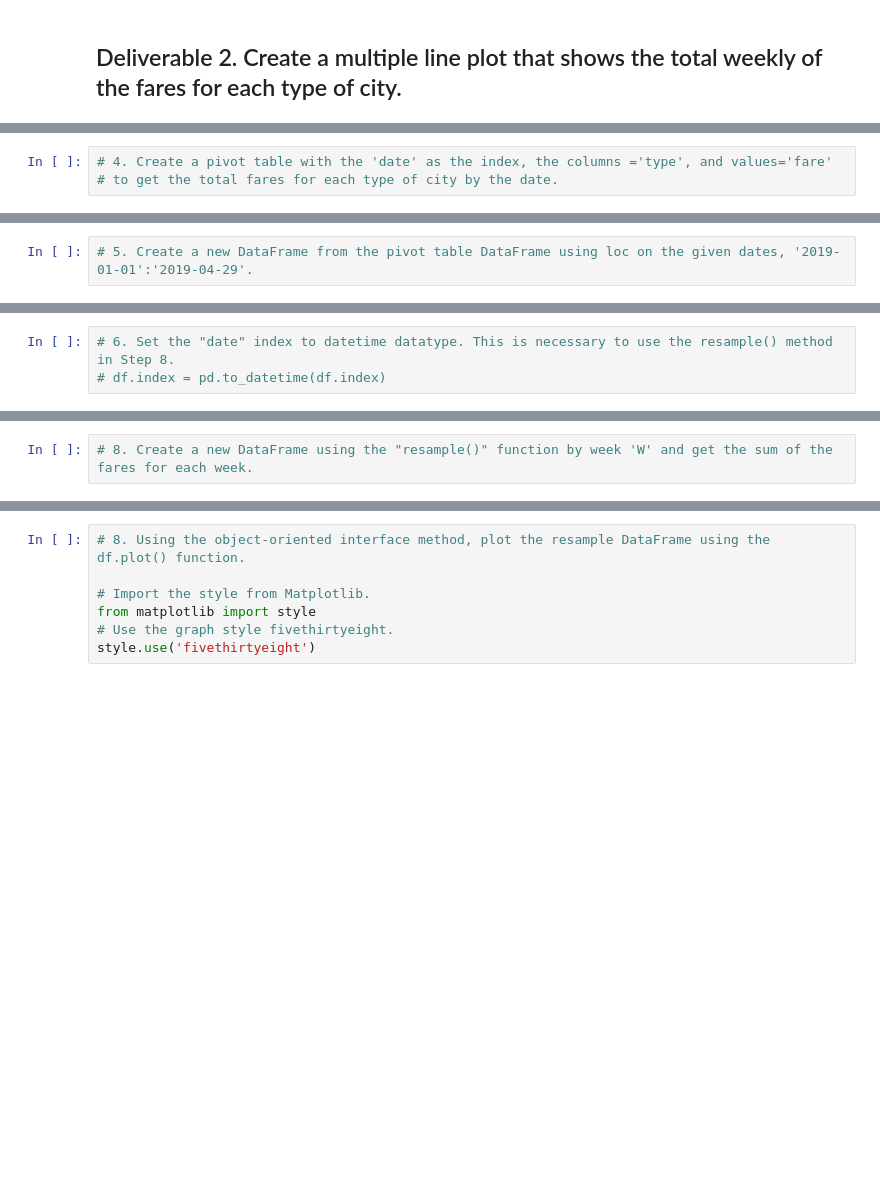
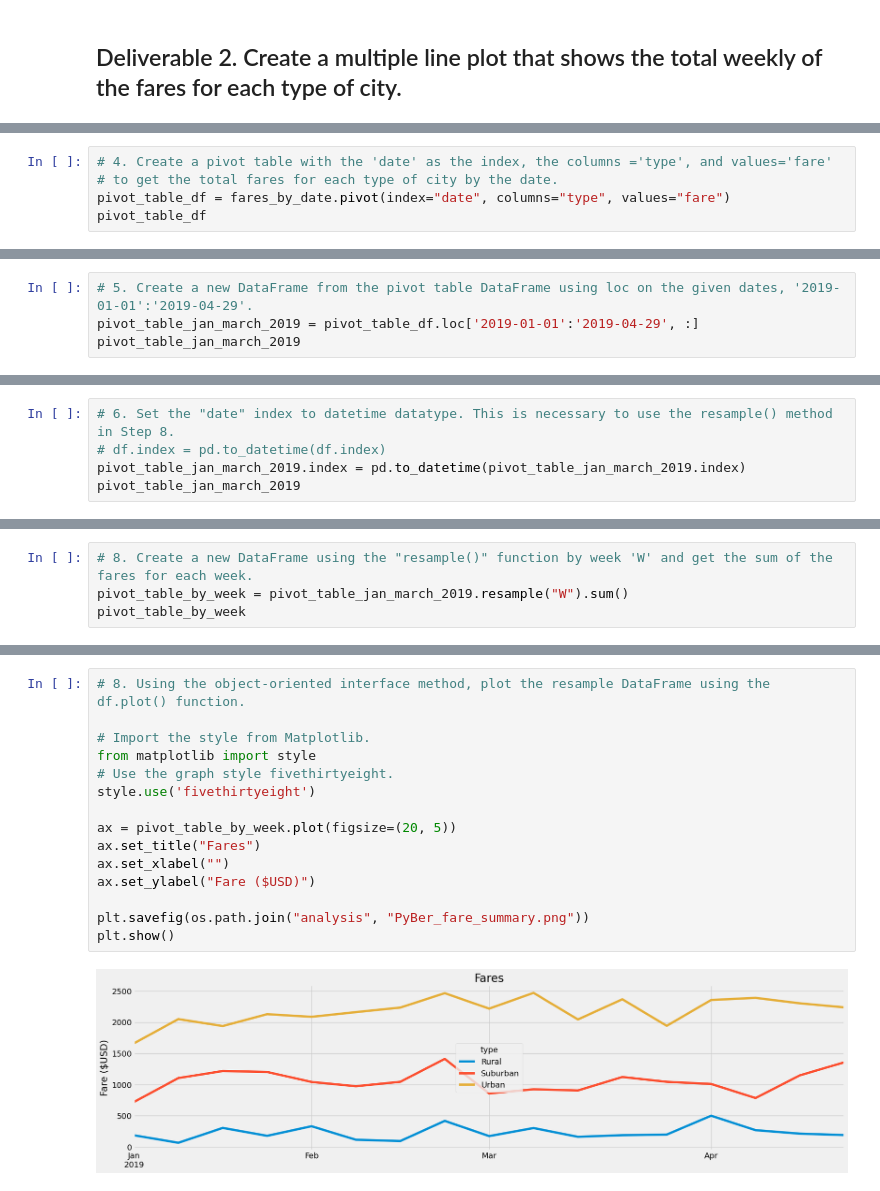
Before and after one commit to kwinterling/PyBer_Analysis, a Jupyter notebook: PyBer_Challenge.ipynb, the cells around one changed output, grey strips where cells are left out. Saved outputs shown, nothing was run; the diff lists cells and outputs as text; blank space fills up the shorter version.

Commit message:
Finished Deliverable 2 and added fare summary plot.

```diff
--- a/PyBer_Challenge.ipynb
+++ b/PyBer_Challenge.ipynb
@@ -138,3 +177,5 @@ pyber_summary_df
 # %%
 # 4. Create a pivot table with the 'date' as the index, the columns ='type', and values='fare'
 # to get the total fares for each type of city by the date.
+pivot_table_df = fares_by_date.pivot(index="date", columns="type", values="fare")
+pivot_table_df
@@ -141,2 +197,4 @@ pyber_summary_df
 # %%
 # 5. Create a new DataFrame from the pivot table DataFrame using loc on the given dates, '2019-01-01':'2019-04-29'.
+pivot_table_jan_march_2019 = pivot_table_df.loc['2019-01-01':'2019-04-29', :]
+pivot_table_jan_march_2019
@@ -143,3 +216,5 @@ pyber_summary_df
 # %%
 # 6. Set the "date" index to datetime datatype. This is necessary to use the resample() method in Step 8.
 # df.index = pd.to_datetime(df.index)
+pivot_table_jan_march_2019.index = pd.to_datetime(pivot_table_jan_march_2019.index)
+pivot_table_jan_march_2019
@@ -148,2 +250,4 @@ pyber_summary_df
 # %%
 # 8. Create a new DataFrame using the "resample()" function by week 'W' and get the sum of the fares for each week.
+pivot_table_by_week = pivot_table_jan_march_2019.resample("W").sum()
+pivot_table_by_week
@@ -150,7 +274,17 @@ pyber_summary_df
 # %%
 # 8. Using the object-oriented interface method, plot the resample DataFrame using the df.plot() function.
 
 # Import the style from Matplotlib.
 from matplotlib import style
 # Use the graph style fivethirtyeight.
 style.use('fivethirtyeight')
+
+ax = pivot_table_by_week.plot(figsize=(20, 5))
+ax.set_title("Fares")
+ax.set_xlabel("")
+ax.set_ylabel("Fare ($USD)")
+
+plt.savefig(os.path.join("analysis", "PyBer_fare_summary.png"))
+plt.show()
+# %% [output]
+[figure, added]
```
Also changed, not shown: parts of 10 cells of this notebook, 1 other file.
